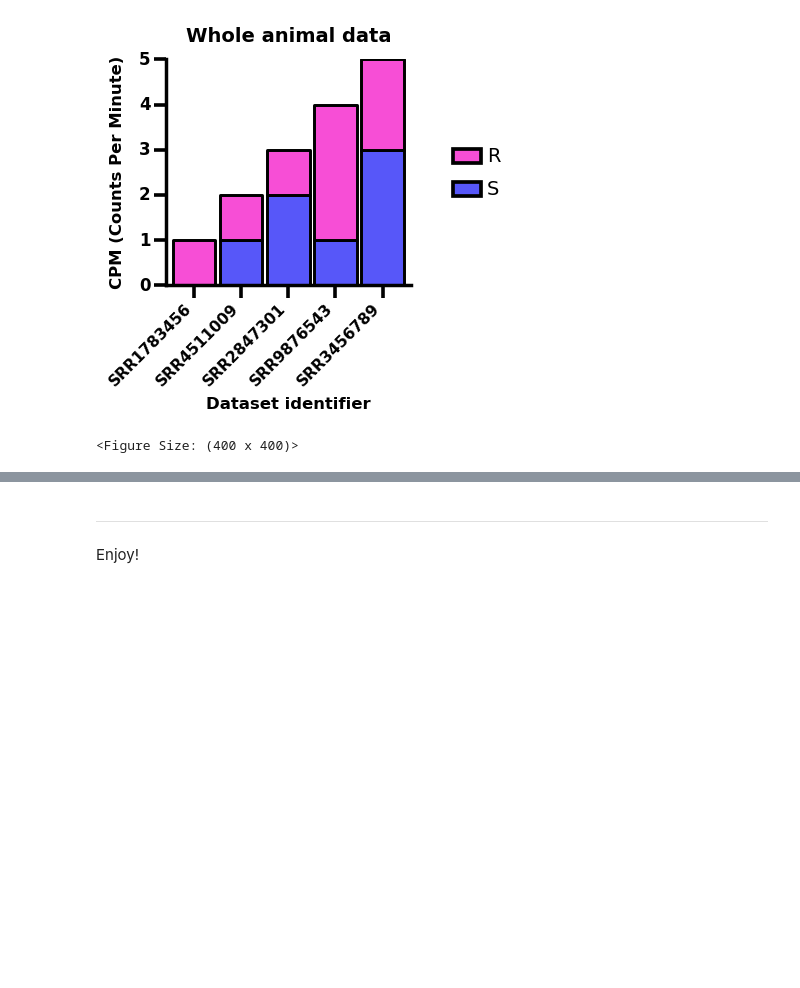
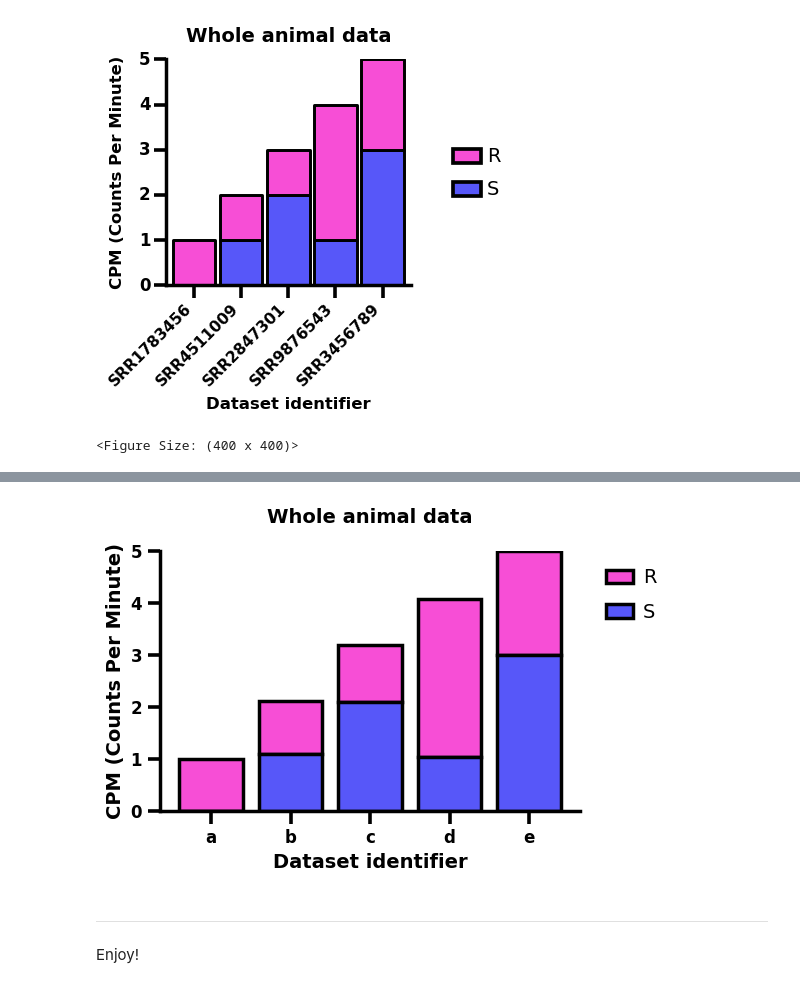
Before and after one commit to fomightez/plotnine_prism-binder, a Jupyter notebook: notebooks/Plotnine_prism_stacked_bar_chart.ipynb, the cells around one changed output, grey strips where cells are left out. Cells and saved outputs as stored; diff of their text form; code cells hidden in the pictures; blank space fills up the shorter version.

Commit message:
add matplotlib version of stacked bar chart in prism style

```diff
--- a/notebooks/Plotnine_prism_stacked_bar_chart.ipynb
+++ b/notebooks/Plotnine_prism_stacked_bar_chart.ipynb
@@ -196,3 +202,76 @@ p3
+# %%
+import pandas as pd
+import numpy as np
+import matplotlib.pyplot as plt
+import io
+
+# Dataframe
+s = '''
+identifier,R,S
+a,1.0,0
+b,1.0,1.11
+c,1.1,2.1
+d,3.03,1.05
+e,2.0,3.0
+'''
+df_typical = pd.read_csv(io.StringIO(s))
+
+# Create single clean plot - more compact size
+plt.figure(figsize=(6, 4))
+ax = plt.gca()
+
+x_pos = np.arange(len(df_typical))
+#colors = ['#5B9BD5', '#B19CD9']  # Light blue and light purple
+colors = ['#55A0FB', '#F74ED6', '#5757F9', '#C8DEF9', '#DE8BF9', '#05BE78', '#90BFF9', '#F7ABE8', '#8D8DFF'] # from Plotnine-prism 'winter_soft'
+colors = colors[1:3]
+
+# Stacked bars with thick black borders - S on bottom, R on top
+'''
+bars2 = plt.bar(x_pos, df_typical['R'], bottom=df_typical['S'], label='R',
+                color=colors[0], alpha=0.8, edgecolor='black', linewidth=2.5)
+bars1 = plt.bar(x_pos, df_typical['S'], label='S',
+                color=colors[1], alpha=0.8, edgecolor='black', linewidth=2.5)
+'''
+bars2 = plt.bar(x_pos, df_typical['R'], bottom=df_typical['S'], label='R',
+                color=colors[0],  edgecolor='black', linewidth=2.5)
+bars1 = plt.bar(x_pos, df_typical['S'], label='S',
+                color=colors[1], edgecolor='black', linewidth=2.5)
+
+# Prism styling - bold labels
+plt.xlabel('Dataset identifier', fontsize=14, fontweight='bold')
+plt.ylabel('CPM (Counts Per Minute)', fontsize=14, fontweight='bold')
+plt.title('Whole animal data', fontsize=14, fontweight='bold', pad=20)
+
+plt.xticks(x_pos, df_typical['identifier'], fontsize=12, fontweight='bold')
+plt.yticks(fontsize=12, fontweight='bold')
+
+# Thick axis lines
+ax.spines['bottom'].set_linewidth(2.5)
+ax.spines['left'].set_linewidth(2.5)
+ax.spines['top'].set_visible(False)
+ax.spines['right'].set_visible(False)
+
+# Thick ticks
+ax.tick_params(axis='both', which='major', width=2.6, length=9)
+ax.tick_params(axis='both', which='minor', width=0, length=0)
+
+# Y-axis limits
+y_max = (df_typical['R'] + df_typical['S']).max()
+plt.ylim(0, y_max)
+
+# Legend
+legend = plt.legend(fontsize=14, frameon=False, bbox_to_anchor=(1.02, 1), loc='upper left',
+                   handlelength=1.40, handletextpad=0.5, labelspacing=0.8, markerscale=815.3) # `handletextpad` moves the label to the right of the rectangle more; `labelspacing` adjusts the spacing between the legned rectangles
+# Make legend text darker but not quite bold
+for text in legend.get_texts():
+    text.set_fontweight('medium')
+
+plt.tight_layout()
+plt.subplots_adjust(right=0.82)  # Make room for the legend
+plt.grid(False)
+plt.show()
+# %% [output]
+[figure, added]
 # %% [markdown]
 ----
 Enjoy!
```
Also changed, not shown: parts of 1 cell of this notebook.
